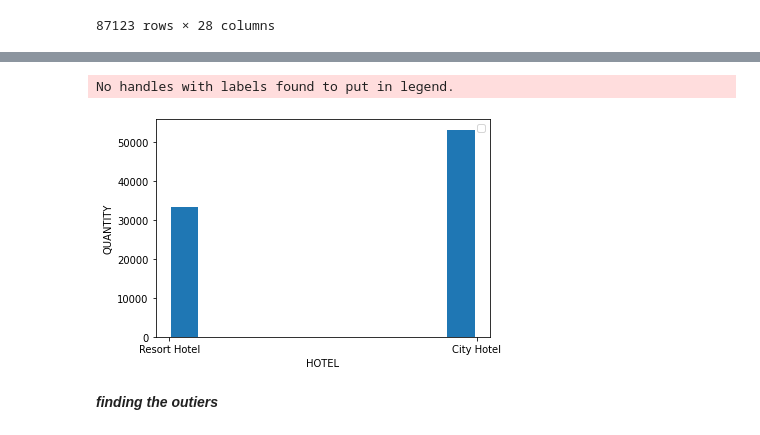
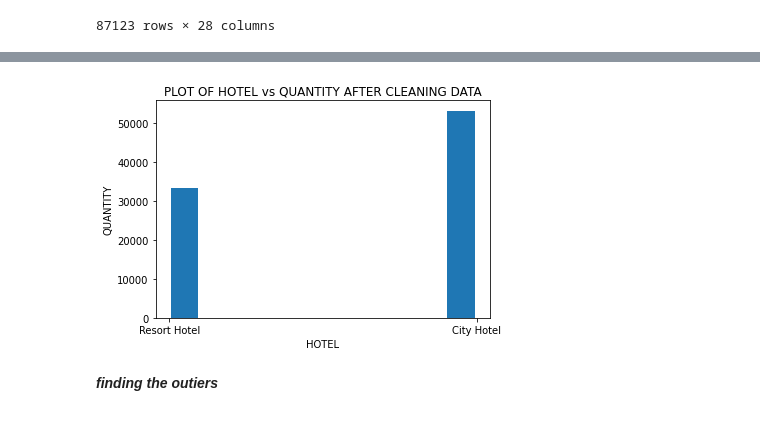
Before and after one commit to sudhakarkothuru/Exploratory-Data-Analysis-on-Hotel-Bookings, a Jupyter notebook: Exploratory_Data_Analysis_on_Hotel_Bookings_Capstone_Project.ipynb, the cells around one changed output, grey strips where cells are left out. Saved outputs shown, nothing was run; the diff lists cells and outputs as text; code cells hidden in the pictures.

```diff
--- a/Exploratory_Data_Analysis_on_Hotel_Bookings_Capstone_Project.ipynb
+++ b/Exploratory_Data_Analysis_on_Hotel_Bookings_Capstone_Project.ipynb
@@ -272,13 +271,12 @@ df.describe()
 # %%
 ## histogram plot for hotel and quantity with processed data
 plt.hist(df['hotel'],rwidth=0.9)
+plt.title('PLOT OF HOTEL vs QUANTITY AFTER CLEANING DATA')
 plt.xlabel('HOTEL')
 plt.ylabel('QUANTITY')
-plt.legend()
 plt.show()
 # %% [output]
-No handles with labels found to put in legend.
-[figure, old version]
+[figure, new version]
 # %% [markdown]
 ***finding the outiers***
 # %%
```
Also changed, not shown: parts of 11 cells of this notebook.
